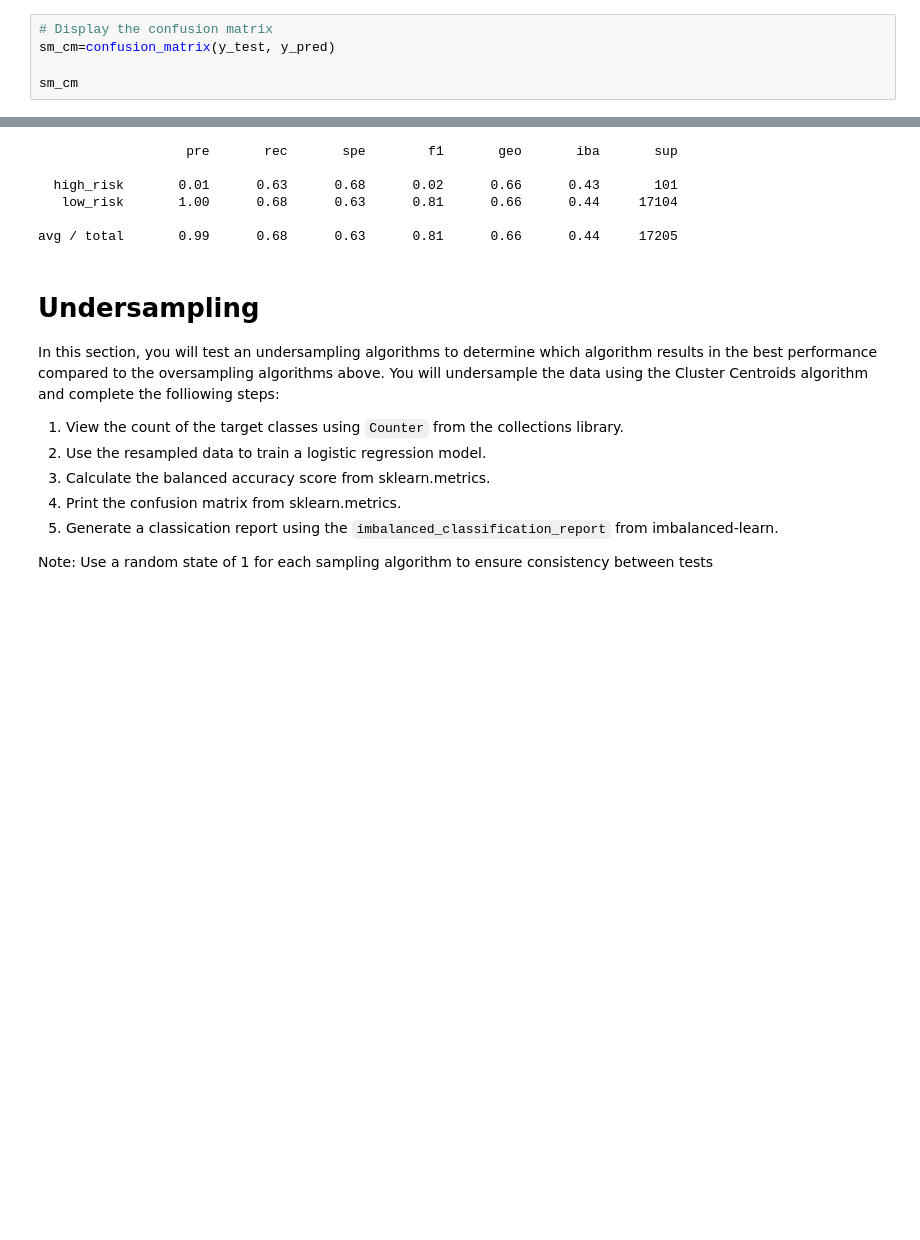
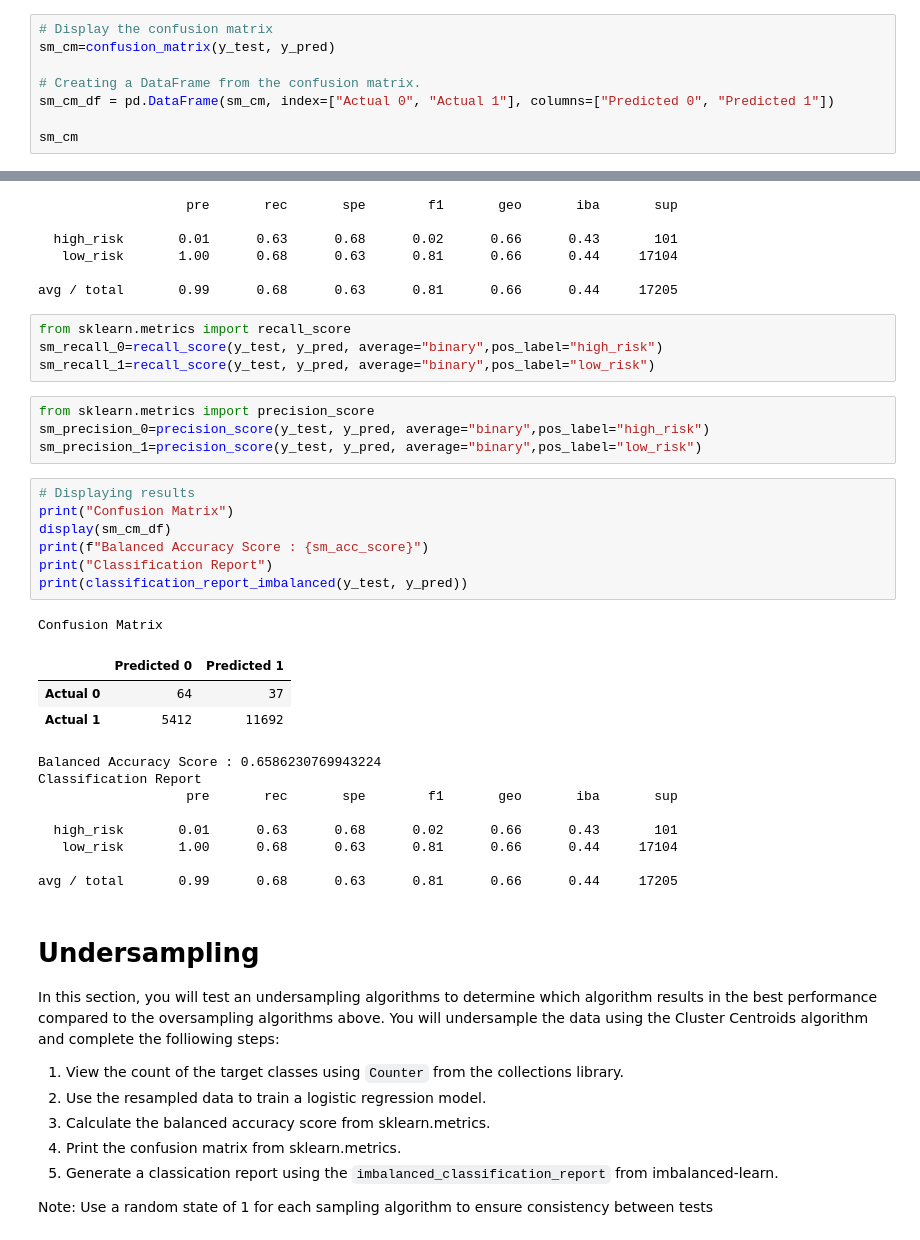
Before and after one commit to ShaneTaylor1993/Credit_Risk_Analysis, a Jupyter notebook: Credit_Risk_Resampling.ipynb, the cells around one changed output, grey strips where cells are left out. Cells and saved outputs as stored; diff of their text form; blank space fills up the shorter version.

```diff
--- a/Credit_Risk_Resampling.ipynb
+++ b/Credit_Risk_Resampling.ipynb
@@ -208,6 +239,9 @@ sm_acc_score
 # Display the confusion matrix
 sm_cm=confusion_matrix(y_test, y_pred)
 
+# Creating a DataFrame from the confusion matrix.
+sm_cm_df = pd.DataFrame(sm_cm, index=["Actual 0", "Actual 1"], columns=["Predicted 0", "Predicted 1"])
+
 sm_cm
 # %% [output]
 array([[   64,    37],
@@ -222,6 +256,34 @@ print(classification_report_imbalanced(y_test, y_pred))
    low_risk       1.00      0.68      0.63      0.81      0.66      0.44     17104
 
 avg / total       0.99      0.68      0.63      0.81      0.66      0.44     17205
+# %%
+from sklearn.metrics import recall_score
+sm_recall_0=recall_score(y_test, y_pred, average="binary",pos_label="high_risk")
+sm_recall_1=recall_score(y_test, y_pred, average="binary",pos_label="low_risk")
+# %%
+from sklearn.metrics import precision_score
+sm_precision_0=precision_score(y_test, y_pred, average="binary",pos_label="high_risk")
+sm_precision_1=precision_score(y_test, y_pred, average="binary",pos_label="low_risk")
+# %%
+# Displaying results
+print("Confusion Matrix")
+display(sm_cm_df)
+print(f"Balanced Accuracy Score : {sm_acc_score}")
+print("Classification Report")
+print(classification_report_imbalanced(y_test, y_pred))
+# %% [output]
+Confusion Matrix
+|  | Predicted 0 | Predicted 1 |
+| Actual 0 | 64 | 37 |
+| Actual 1 | 5412 | 11692 |
+Balanced Accuracy Score : 0.6586230769943224
+Classification Report
+                   pre       rec       spe        f1       geo       iba       sup
+
+  high_risk       0.01      0.63      0.68      0.02      0.66      0.43       101
+   low_risk       1.00      0.68      0.63      0.81      0.66      0.44     17104
+
+avg / total       0.99      0.68      0.63      0.81      0.66      0.44     17205
 # %% [markdown]
 # Undersampling
 
```
Also changed, not shown: parts of 15 cells of this notebook.
